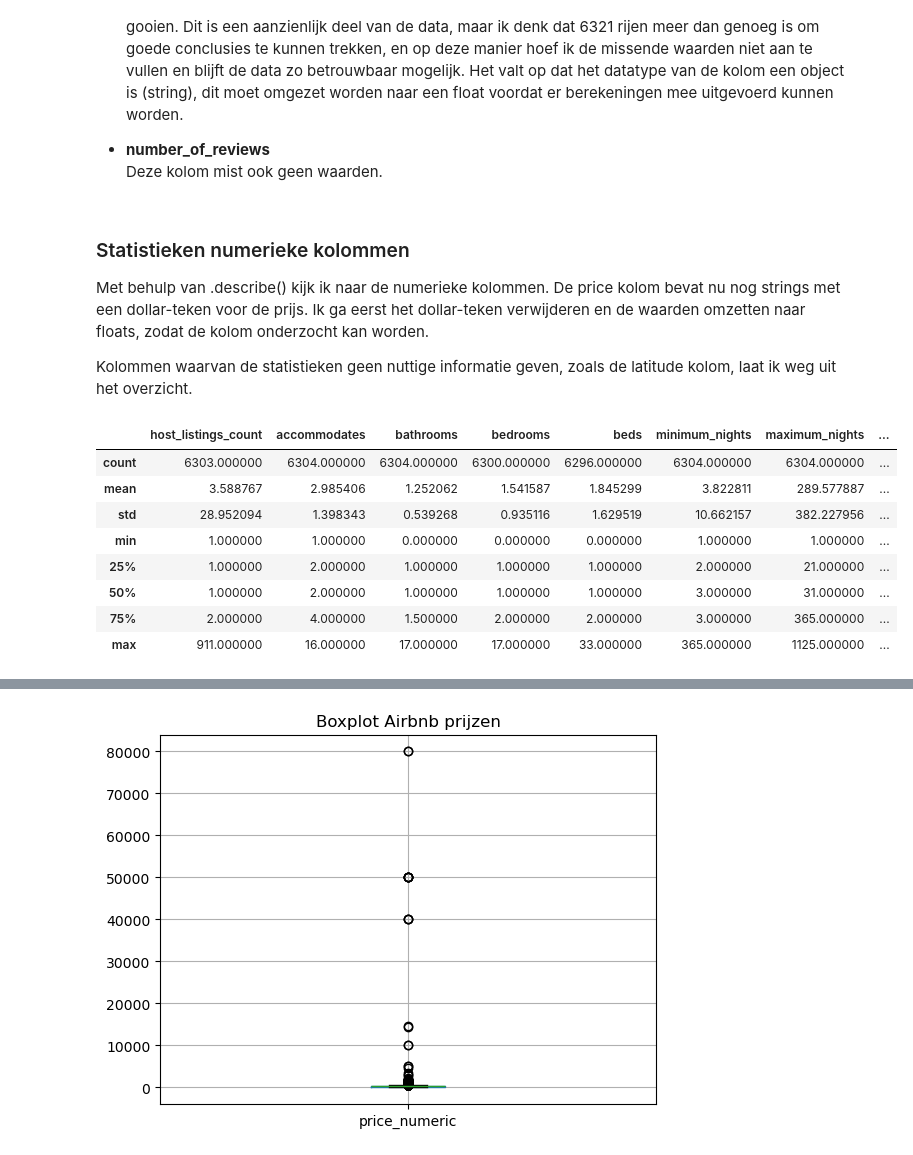
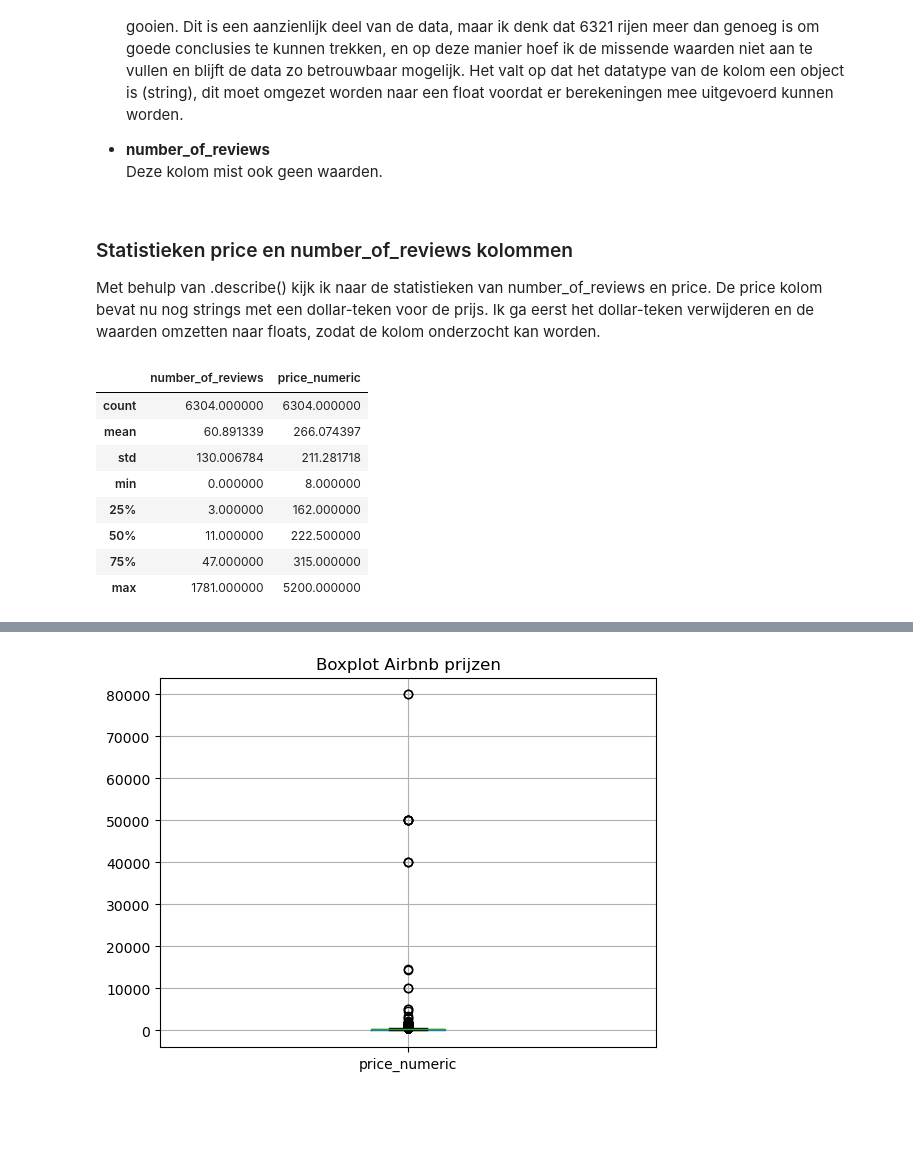
Before and after one commit to GitMathijs/S3_AI_lesmateriaal, a Jupyter notebook: Data/airbnb-opdracht.ipynb, the cells around one changed output, grey strips where cells are left out. Saved outputs shown, nothing was run; the diff lists cells and outputs as text; code cells hidden in the pictures; blank space fills up the shorter version.

```diff
--- a/Data/airbnb-opdracht.ipynb
+++ b/Data/airbnb-opdracht.ipynb
@@ -96,23 +96,20 @@ Deze kolom mist 3847 waarden. Een rede hiervoor zou kunnen zijn dat de prijs var
 - **number_of_reviews**
 Deze kolom mist ook geen waarden.
 # %% [markdown]
-### Statistieken numerieke kolommen
+### Statistieken price en number_of_reviews kolommen
 
-Met behulp van .describe() kijk ik naar de numerieke kolommen. De price kolom bevat nu nog strings met een dollar-teken voor de prijs. Ik ga eerst het dollar-teken verwijderen en de waarden omzetten naar floats, zodat de kolom onderzocht kan worden.
-
-Kolommen waarvan de statistieken geen nuttige informatie geven, zoals de latitude kolom, laat ik weg uit het overzicht.
+Met behulp van .describe() kijk ik naar de statistieken van number_of_reviews en price. De price kolom bevat nu nog strings met een dollar-teken voor de prijs. Ik ga eerst het dollar-teken verwijderen en de waarden omzetten naar floats, zodat de kolom onderzocht kan worden.
 # %%
 airbnb['price_numeric'] = airbnb['price'].str.replace('$','').str.replace(',','').astype(float)
 # %%
-airbnb[["host_listings_count", "accommodates", "bathrooms", "bedrooms", "beds", "minimum_nights", "maximum_nights",
-        "number_of_reviews", "review_scores_rating", "price_numeric"]].describe()
+airbnb[["number_of_reviews", "price_numeric"]].describe()
 # %% [output]
-|  | host_listings_count | accommodates | bathrooms | bedrooms | beds | minimum_nights | maximum_nights | ... |
-| count | 6303.000000 | 6304.000000 | 6304.000000 | 6300.000000 | 6296.000000 | 6304.000000 | 6304.000000 | ... |
-| mean | 3.588767 | 2.985406 | 1.252062 | 1.541587 | 1.845299 | 3.822811 | 289.577887 | ... |
-| std | 28.952094 | 1.398343 | 0.539268 | 0.935116 | 1.629519 | 10.662157 | 382.227956 | ... |
-| min | 1.000000 | 1.000000 | 0.000000 | 0.000000 | 0.000000 | 1.000000 | 1.000000 | ... |
-| 25% | 1.000000 | 2.000000 | 1.000000 | 1.000000 | 1.000000 | 2.000000 | 21.000000 | ... |
-| 50% | 1.000000 | 2.000000 | 1.000000 | 1.000000 | 1.000000 | 3.000000 | 31.000000 | ... |
-| 75% | 2.000000 | 4.000000 | 1.500000 | 2.000000 | 2.000000 | 3.000000 | 365.000000 | ... |
-| max | 911.000000 | 16.000000 | 17.000000 | 17.000000 | 33.000000 | 365.000000 | 1125.000000 | ... |
+|  | number_of_reviews | price_numeric |
+| count | 6304.000000 | 6304.000000 |
+| mean | 60.891339 | 266.074397 |
+| std | 130.006784 | 211.281718 |
+| min | 0.000000 | 8.000000 |
+| 25% | 3.000000 | 162.000000 |
+| 50% | 11.000000 | 222.500000 |
+| 75% | 47.000000 | 315.000000 |
+| max | 1781.000000 | 5200.000000 |
```
Also changed, not shown: parts of 10 cells of this notebook.
